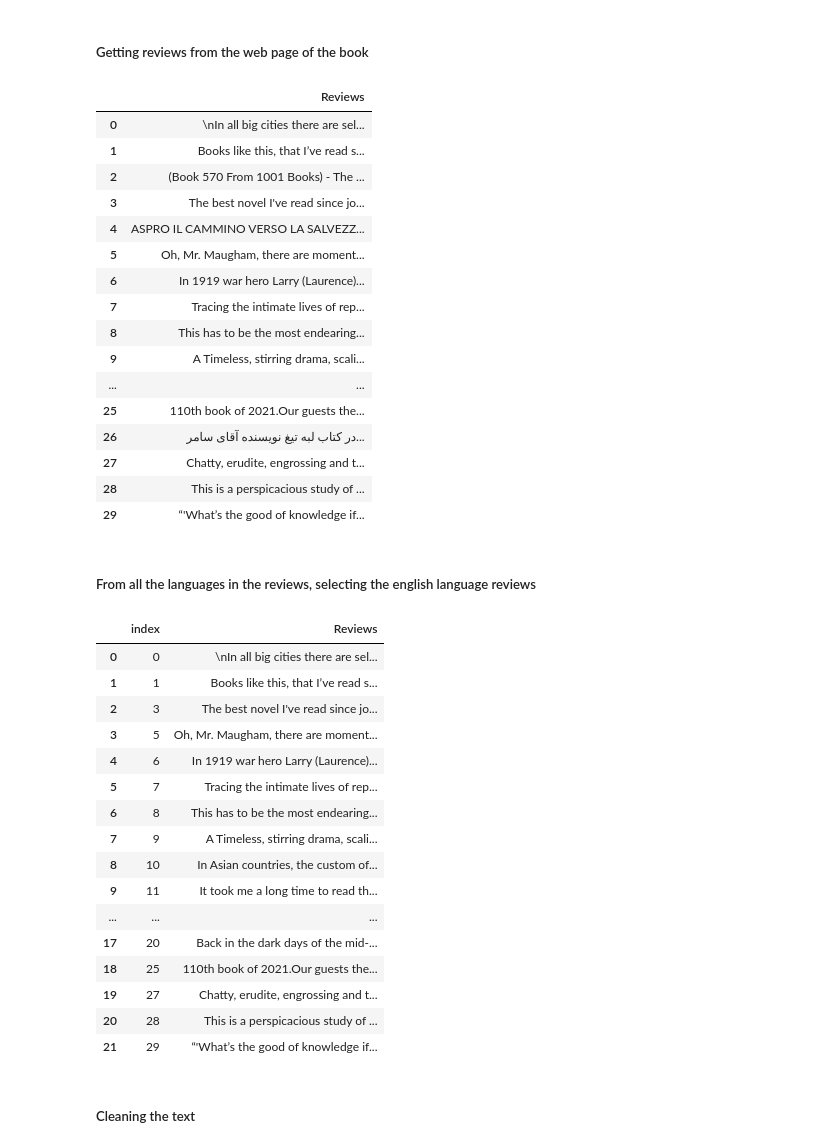
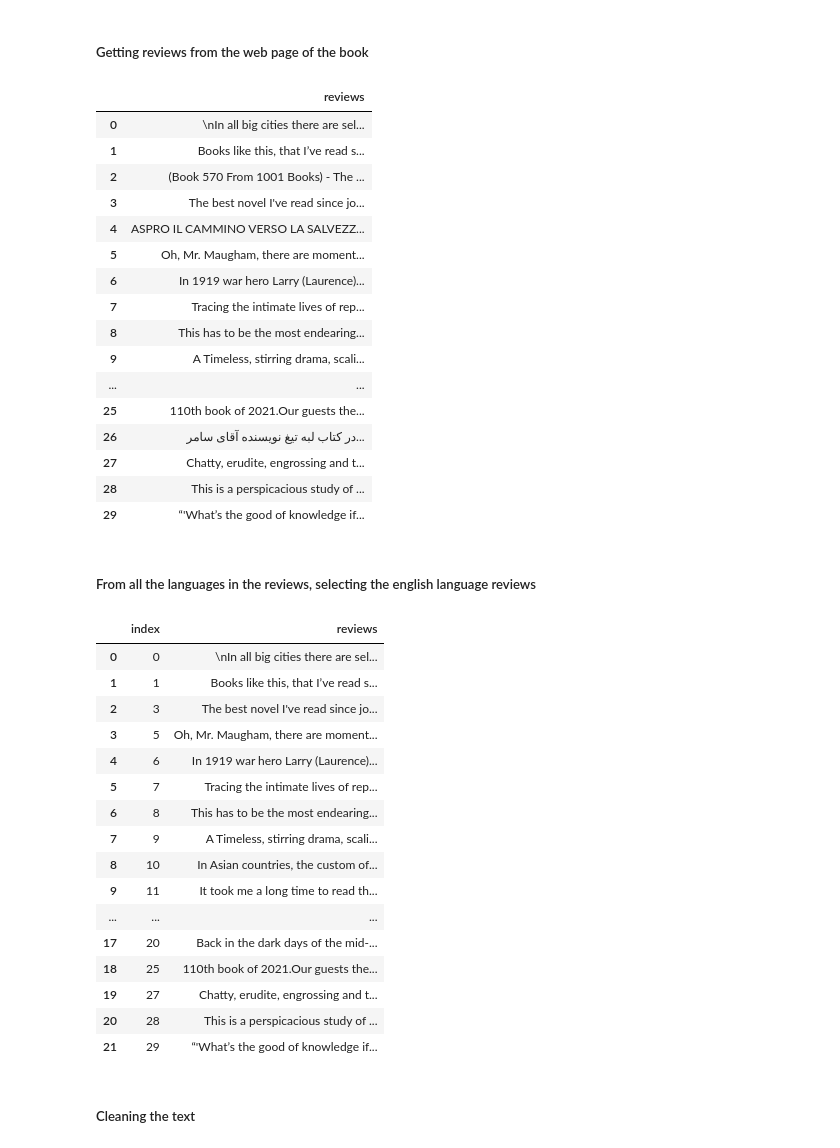
Before and after one commit to SingarajuP/SharpestMinds_Project, a Jupyter notebook: notebooks/goodreads_reviews_testingmodels.ipynb, the cells around one changed output. Drawn from its saved outputs; the diff is of its cells as text; code cells hidden in the pictures.

```diff
--- a/notebooks/goodreads_reviews_testingmodels.ipynb
+++ b/notebooks/goodreads_reviews_testingmodels.ipynb
@@ -41,10 +91,10 @@ rev_list=[]
 for x in rev_soup.find_all("section", {"class": "ReviewText"}):
     rev_list.append(x.text)
 # %%
-df=pd.DataFrame(rev_list, columns=['Reviews'])
+df=pd.DataFrame(rev_list, columns=['reviews'])
 df
 # %% [output]
-|  | Reviews |
+|  | reviews |
 | 0 | \nIn all big cities there are sel... |
 | 1 | Books like this, that I’ve read s... |
 | 2 | (Book 570 From 1001 Books) - The ... |
@@ -70,11 +120,11 @@ def detect_en(text):
     except:
         return False
 # %%
-df = df[df['Reviews'].apply(detect_en)]
+df = df[df['reviews'].apply(detect_en)]
 df=df.reset_index()
 df
 # %% [output]
-|  | index | Reviews |
+|  | index | reviews |
 | 0 | 0 | \nIn all big cities there are sel... |
 | 1 | 1 | Books like this, that I’ve read s... |
 | 2 | 3 | The best novel I've read since jo... |
```
Also changed, not shown: parts of 34 cells of this notebook, 25 other files.
